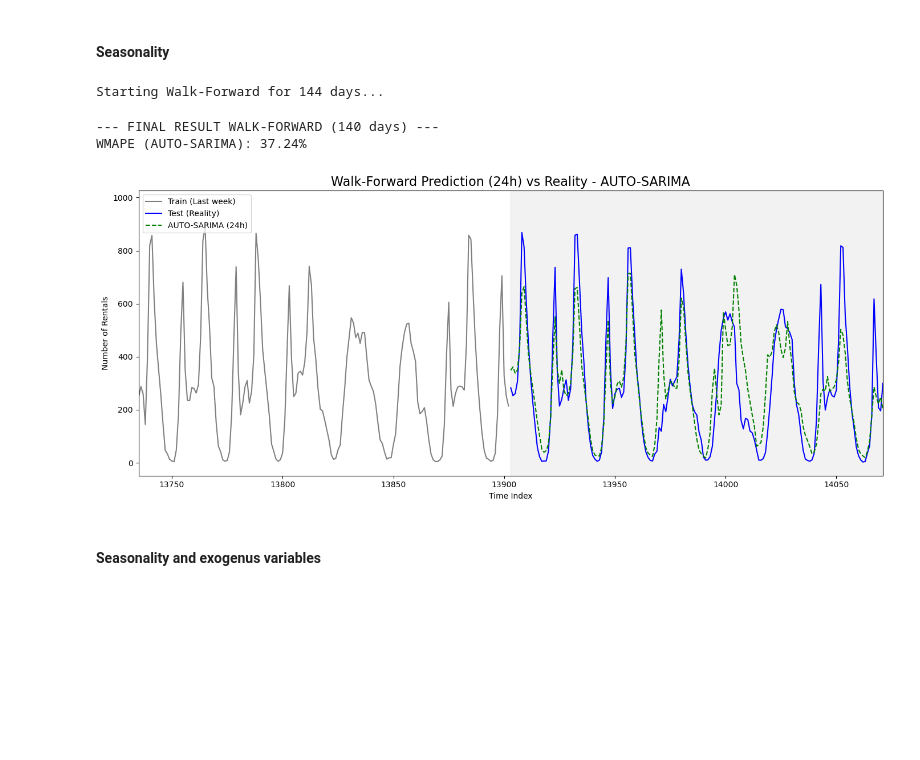
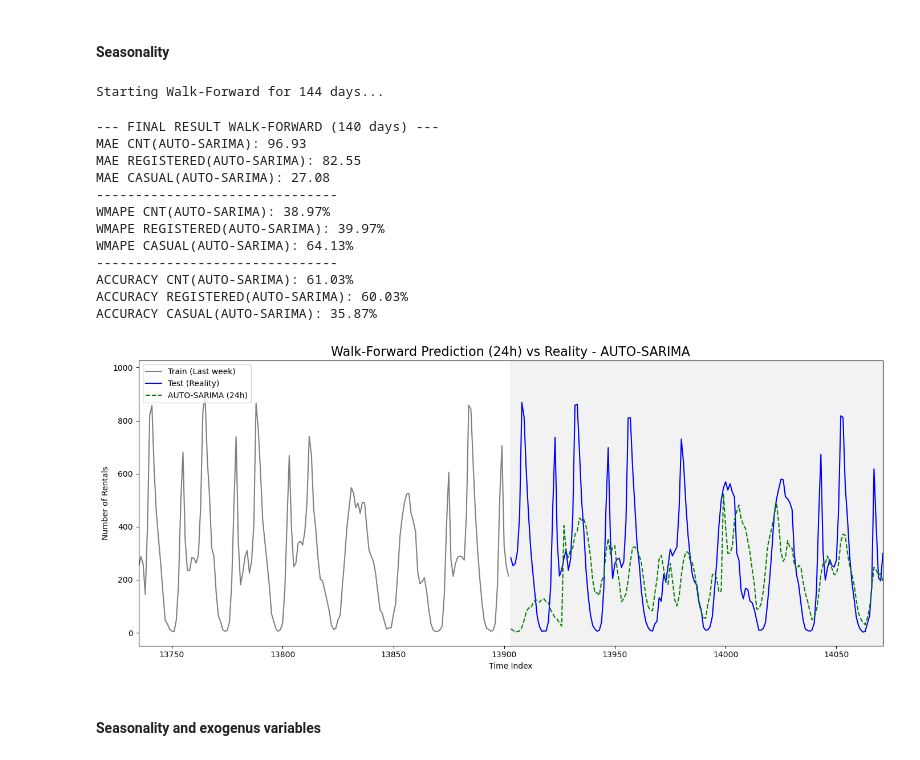
Before and after one commit to ikeiba/bike-sharing-time-series, a Jupyter notebook: project_submission/auto_arima.ipynb, the cells around one changed output. Drawn from its saved outputs; the diff is of its cells as text; code cells hidden in the pictures; blank space fills up the shorter version.

Commit message:
images

```diff
--- a/project_submission/auto_arima.ipynb
+++ b/project_submission/auto_arima.ipynb
@@ -320,6 +335,9 @@ print(lb_result)
 # %%
 test_length = len(y_test_registered_log)
 step_size = 24
+
+sm_res_reg_no_seas = model_reg_no_seas.arima_res_
+sm_res_cas_no_seas = model_cas_no_seas.arima_res_
 
 final_preds_reg = []
 final_preds_cas = []
@@ -335,8 +353,8 @@ for i in tqdm(range(0, test_length, step_size), desc="Simulating days"):
     # A. Predecir las siguientes 24 horas en escala LOG
     current_step = min(step_size, test_length - i)
 
-    pred_reg_log = model_reg_no_seas.predict(n_periods=current_step)
-    pred_cas_log = model_cas_no_seas.predict(n_periods=current_step)
+    pred_reg_log = sm_res_reg_no_seas.forecast(steps=current_step)
+    pred_cas_log = sm_res_cas_no_seas.forecast(steps=current_step)
 
     # B. Invertir la transformación logarítmica (Pasar a nº de bicis)
     pred_reg = np.expm1(pred_reg_log)
@@ -353,8 +371,8 @@ for i in tqdm(range(0, test_length, step_size), desc="Simulating days"):
     actual_cas_log = y_test_casual_log.iloc[i : i + current_step]
 
     # .update() añade los datos y ajusta el estado del modelo sin re-entrenar p,d,q
-    model_reg_no_seas.update(actual_reg_log)
-    model_cas_no_seas.update(actual_cas_log)
+    sm_res_reg_no_seas = sm_res_reg_no_seas.append(actual_reg_log, refit=False)
+    sm_res_cas_no_seas = sm_res_cas_no_seas.append(actual_cas_log, refit=False)
 
 # =====================================================================
 # 3. EVALUACIÓN FINAL
@@ -415,6 +446,9 @@ NameError: name 'y_test_registered_log' is not defined
 # %%
 test_length = len(y_test_registered_log)
 step_size = 24
+
+sm_res_reg_seas = model_reg_seas.arima_res_
+sm_res_cas_seas = model_cas_seas.arima_res_
 
 final_preds_reg = []
 final_preds_cas = []
@@ -430,8 +464,8 @@ for i in tqdm(range(0, test_length, step_size), desc="Simulando días"):
     # A. Predecir las siguientes 24 horas en escala LOG
     current_step = min(step_size, test_length - i)
 
-    pred_reg_log = model_reg_seas.predict(n_periods=current_step)
-    pred_cas_log = model_cas_seas.predict(n_periods=current_step)
+    pred_reg_log = sm_res_reg_seas.forecast(steps=current_step)
+    pred_cas_log = sm_res_cas_seas.forecast(steps=current_step)
 
     # B. Invertir la transformación logarítmica (Pasar a nº de bicis)
     pred_reg = np.expm1(pred_reg_log)
@@ -447,9 +481,8 @@ for i in tqdm(range(0, test_length, step_size), desc="Simulando días"):
     actual_reg_log = y_test_registered_log.iloc[i : i + current_step]
     actual_cas_log = y_test_casual_log.iloc[i : i + current_step]
 
-    # .update() añade los datos y ajusta el estado del modelo sin re-entrenar p,d,q
-    model_reg_seas.update(actual_reg_log)
-    model_cas_seas.update(actual_cas_log)
+    sm_res_reg_seas = sm_res_reg_seas.append(actual_reg_log, refit=False)
+    sm_res_cas_seas = sm_res_cas_seas.append(actual_cas_log, refit=False)
 
 # =====================================================================
 # 3. EVALUACIÓN FINAL
@@ -479,35 +512,45 @@ accuracy_reg = 1 - wmape_reg
 accuracy_cas = 1 - wmape_cas
 
 label = "AUTO-SARIMA"
 print(f"MAE CNT({label}): {mae_cnt:.2f}")
 print(f"MAE REGISTERED({label}): {mae_reg:.2f}")
 print(f"MAE CASUAL({label}): {mae_cas:.2f}")
 print("-------------------------------")
 print(f"WMAPE CNT({label}): {wmape_cnt * 100:.2f}%")
 print(f"WMAPE REGISTERED({label}): {wmape_reg * 100:.2f}%")
 print(f"WMAPE CASUAL({label}): {wmape_cas * 100:.2f}%")
 print("-------------------------------")
 print(f"ACCURACY CNT({label}): {accuracy_cnt * 100:.2f}%")
 print(f"ACCURACY REGISTERED({label}): {accuracy_reg * 100:.2f}%")
 print(f"ACCURACY CASUAL({label}): {accuracy_cas * 100:.2f}%")
 
 fig, ax = plt.subplots(figsize=(14, 6))
 ax.plot(train["cnt"].index[-168:], train["cnt"].iloc[-168:], label='Train (Last week)', color='gray')
 ax.plot(actual_cnt.index, actual_cnt, label='Test (Reality)', color='blue')
 ax.plot(actual_cnt.index, final_pred_series, label=f'{label} (24h)', color='green', linestyle='--')
 ax.axvspan(actual_cnt.index[0], actual_cnt.index[-1], color='#808080', alpha=0.1)
 ax.set_title(f'Walk-Forward Prediction (24h) vs Reality - {label}', fontsize=16)
 ax.set_xlabel('Time Index')
 ax.set_ylabel('Number of Rentals')
 ax.legend(loc='upper left')
 ax.set_xlim(train.index[-168], actual_cnt.index[min(168, len(actual_cnt)-1)])
 plt.tight_layout()
 plt.show()
 # %% [output]
 Starting Walk-Forward for 144 days...
 --- FINAL RESULT WALK-FORWARD (140 days) ---
-WMAPE (AUTO-SARIMA): 37.24%
+MAE CNT(AUTO-SARIMA): 96.93
+MAE REGISTERED(AUTO-SARIMA): 82.55
+MAE CASUAL(AUTO-SARIMA): 27.08
+-------------------------------
+WMAPE CNT(AUTO-SARIMA): 38.97%
+WMAPE REGISTERED(AUTO-SARIMA): 39.97%
+WMAPE CASUAL(AUTO-SARIMA): 64.13%
+-------------------------------
+ACCURACY CNT(AUTO-SARIMA): 61.03%
+ACCURACY REGISTERED(AUTO-SARIMA): 60.03%
+ACCURACY CASUAL(AUTO-SARIMA): 35.87%
-[figure, old version]
+[figure, new version]
 # %% [markdown]
 #### Seasonality and exogenus variables
 # %%
```
Also changed, not shown: parts of 8 cells of this notebook, 9 other files.
